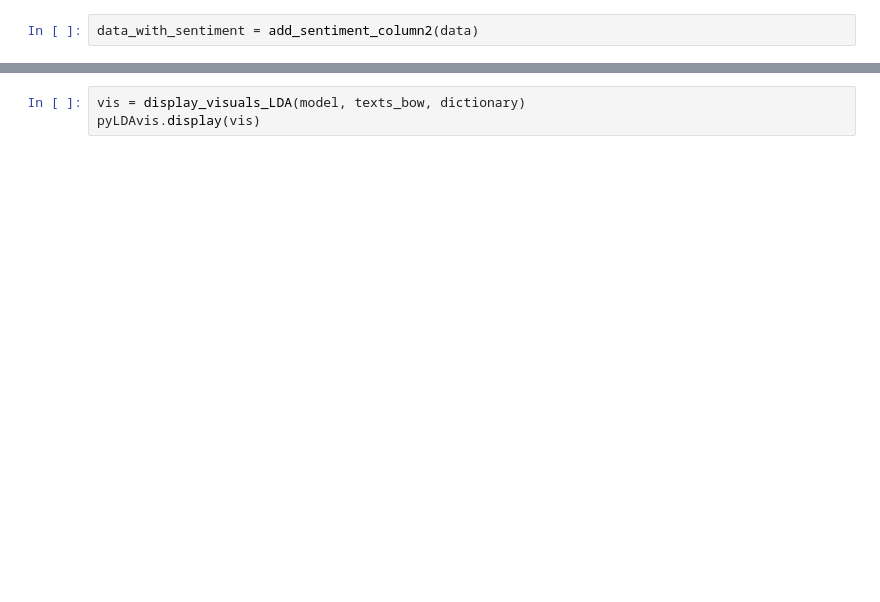
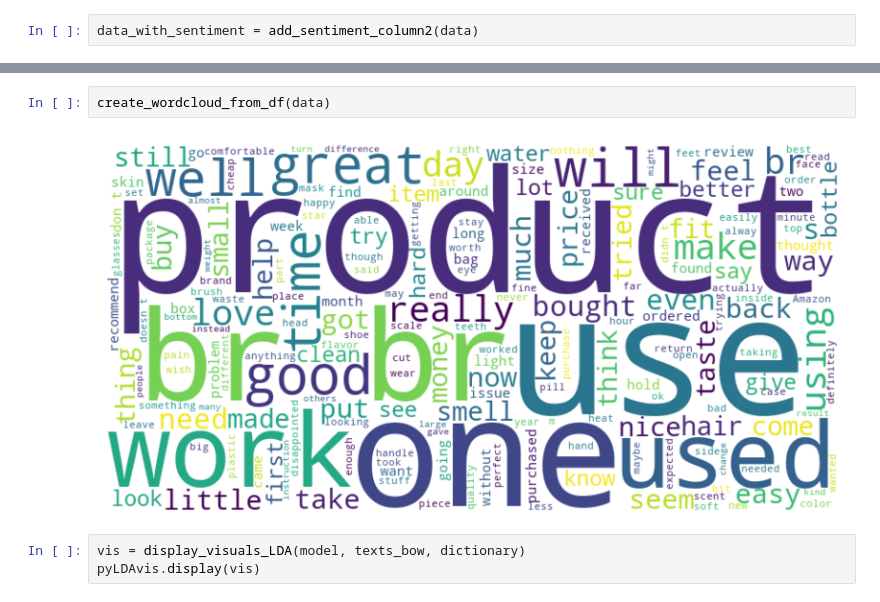
Before and after one commit to m24jeczen/Diploma-Project-Sentiment-analysis-based-on-products-reviews, a Jupyter notebook: demo_najnowsze.ipynb, the cells around one changed output, grey strips where cells are left out. Saved outputs shown, nothing was run; the diff lists cells and outputs as text; blank space fills up the shorter version.

```diff
--- a/demo_najnowsze.ipynb
+++ b/demo_najnowsze.ipynb
@@ -110,3 +106,7 @@ matrix  = create_review_topic_matrix_sentiment(data_with_sentiment, model, texts
+# %%
+create_wordcloud_from_df(data)
+# %% [output]
+[figure, added]
 # %%
 vis = display_visuals_LDA(model, texts_bow, dictionary)
 pyLDAvis.display(vis)
```
Also changed, not shown: parts of 4 cells of this notebook, 3 other files.
